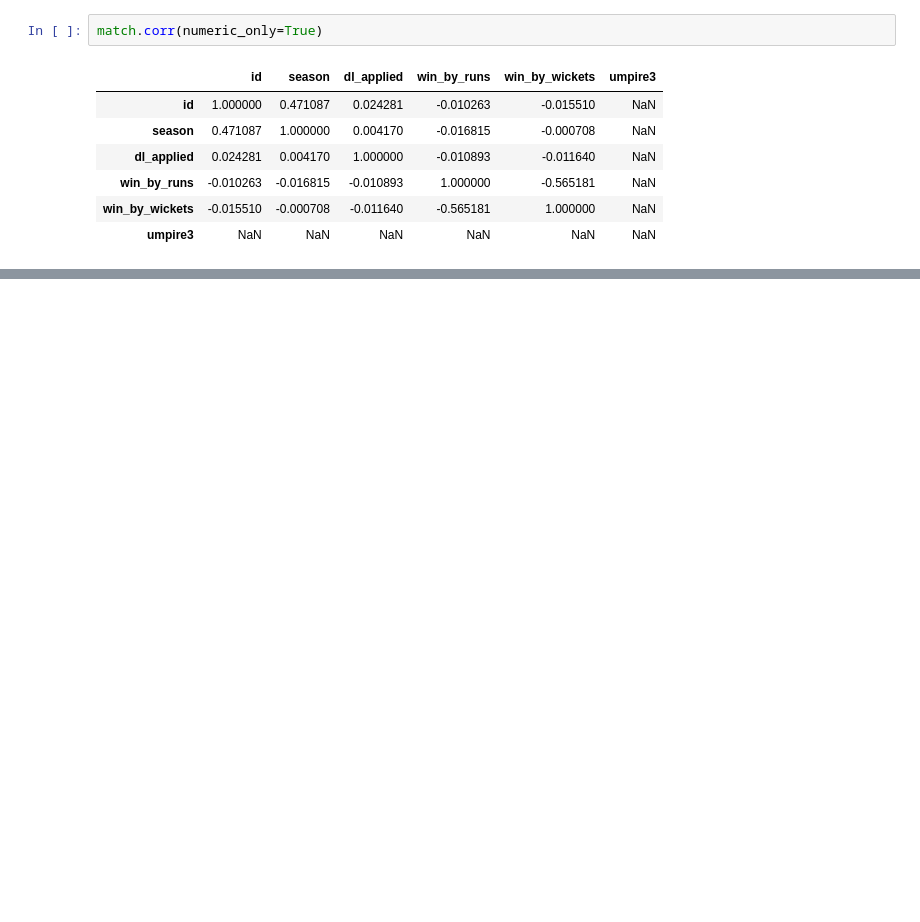
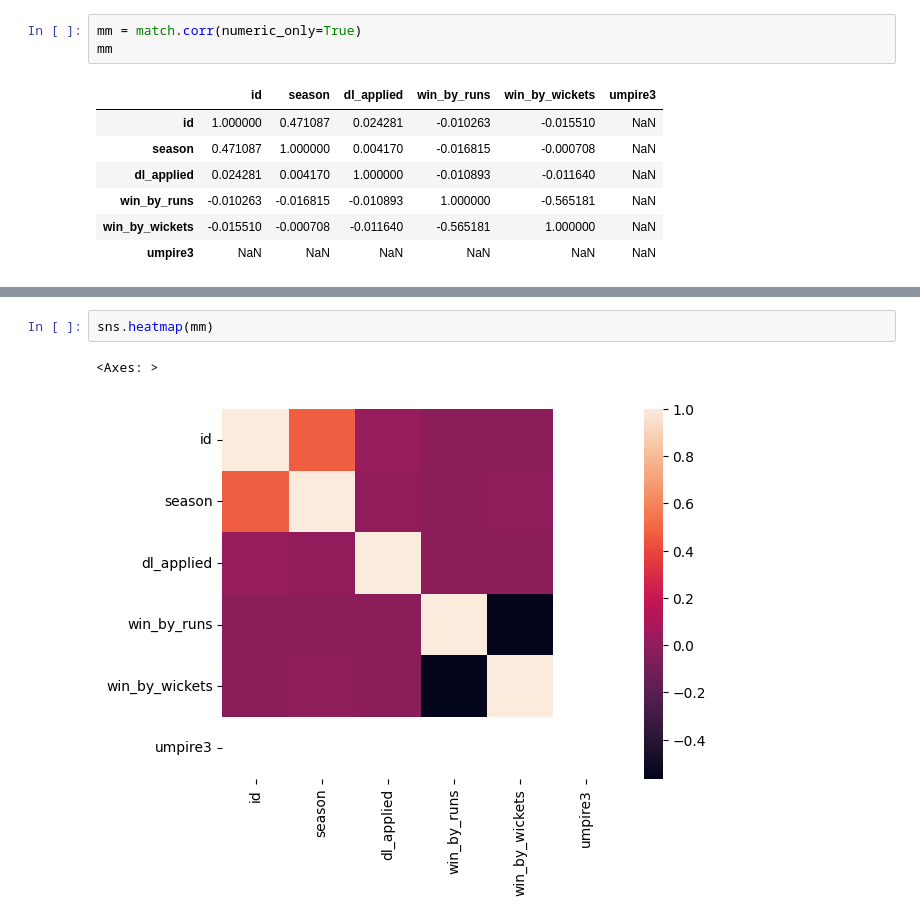
Before and after one commit to gyr0byte/ML-Foundations, a Jupyter notebook: Pandas/8_ipl_analysis.ipynb, the cells around one changed output, grey strips where cells are left out. Cells and saved outputs as stored; diff of their text form; blank space fills up the shorter version.

```diff
--- a/Pandas/8_ipl_analysis.ipynb
+++ b/Pandas/8_ipl_analysis.ipynb
@@ -721,7 +721,8 @@ sns.heatmap(pt)
 # %% [markdown]
 **The corr function** ( or the correlation function)
 # %%
-match.corr(numeric_only=True)
+mm = match.corr(numeric_only=True)
+mm
 # %% [output]
 |  | id | season | dl_applied | win_by_runs | win_by_wickets | umpire3 |
 | id | 1.000000 | 0.471087 | 0.024281 | -0.010263 | -0.015510 | NaN |
@@ -747,3 +749,8 @@ delivery.corr(numeric_only=True)
 | batsman_runs | 0.006273 | -0.005668 | 0.089945 | 0.008944 | 0.011497 | -0.111690 | -0.032785 | -0.085177 | 0.000272 | ... |
 | extra_runs | -0.008833 | 0.000132 | -0.007649 | -0.004176 | 0.003613 | 0.723726 | 0.318850 | 0.557403 | 0.196724 | ... |
 | total_runs | 0.004366 | -0.005680 | 0.088896 | 0.008086 | 0.012377 | 0.047354 | 0.037402 | 0.037322 | 0.043722 | ... |
+# %%
+sns.heatmap(mm)
+# %% [output]
+<Axes: >
+[figure, added]
```
Also changed, not shown: parts of 1 cell of this notebook.
